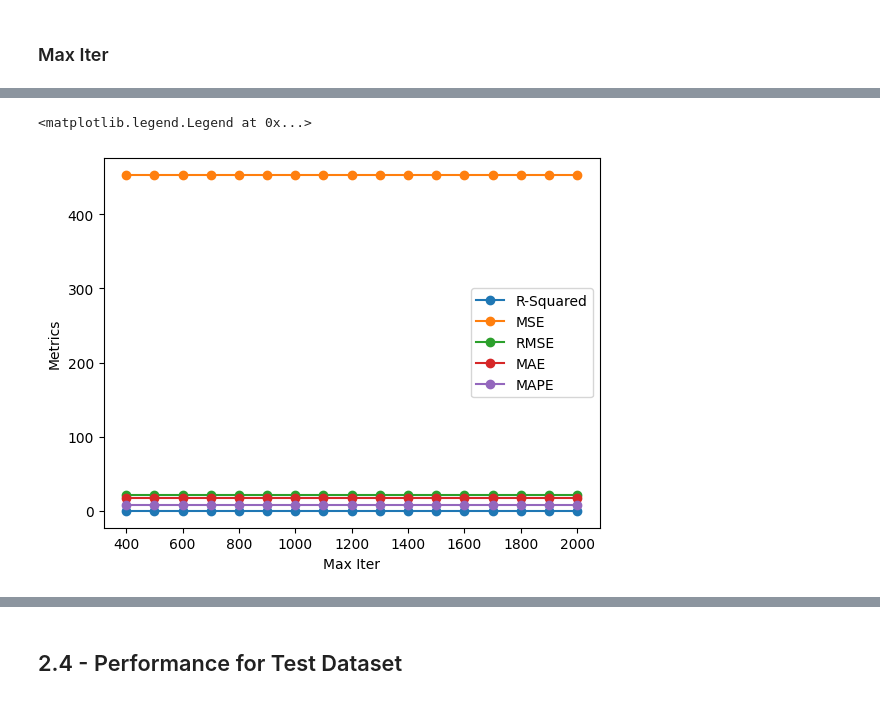
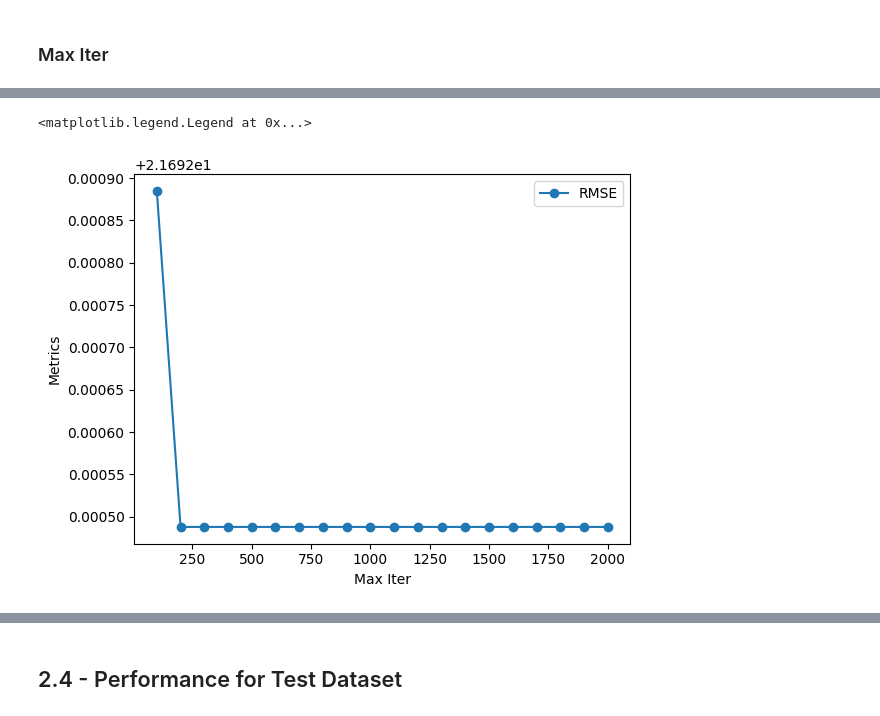
Before and after one commit to eliasbatistasouza/ml_essay, a Jupyter notebook: Regression/Polynomial_Regression_ElasticNet.ipynb, the cells around one changed output, grey strips where cells are left out. Cells and saved outputs as stored; diff of their text form; code cells hidden in the pictures.

```diff
--- a/Regression/Polynomial_Regression_ElasticNet.ipynb
+++ b/Regression/Polynomial_Regression_ElasticNet.ipynb
@@ -196,7 +188,7 @@ for i in alpha:
     # Performance Metrics
     r2 = mt.r2_score(y_val, y_pred)
     mse = mt.mean_squared_error(y_val, y_pred)
-    rmse = root_mean_squared_error(y_val, y_pred)
+    rmse = mt.mean_squared_error(y_val, y_pred, squared=False)
     mae = mt.mean_absolute_error(y_val, y_pred)
     mape = mt.mean_absolute_percentage_error(y_val, y_pred)
 
@@ -205,3 +197,5 @@ for i in alpha:
     rmse_list.append(rmse)
     mae_list.append(mae)
     mape_list.append(mape)
+
+    print(f"Alpha: {i}, RMSE: {rmse}")
@@ -235,12 +243,12 @@ mape_list = []
 # %%
 for i in l1_ratio:
     # Define polynomial model
-    poly = PolynomialFeatures(degree=best_degree)
+    poly = PolynomialFeatures(degree=3)
     X_poly_train = poly.fit_transform(X_train)
     X_poly_val = poly.fit_transform(X_val)
 
     # Train and Fit Model
-    poly_elastic_net = ElasticNet(random_state=42, alpha=best_alpha, l1_ratio=i)
+    poly_elastic_net = ElasticNet(random_state=42, l1_ratio=i)
     poly_elastic_net.fit(X_poly_train, y_train)
 
     # Predict
@@ -249,7 +257,7 @@ for i in l1_ratio:
     # Performance Metrics
     r2 = mt.r2_score(y_val, y_pred)
     mse = mt.mean_squared_error(y_val, y_pred)
-    rmse = root_mean_squared_error(y_val, y_pred)
+    rmse = mt.mean_squared_error(y_val, y_pred, squared=False)
     mae = mt.mean_absolute_error(y_val, y_pred)
     mape = mt.mean_absolute_percentage_error(y_val, y_pred)
 
@@ -258,3 +266,5 @@ for i in l1_ratio:
     rmse_list.append(rmse)
     mae_list.append(mae)
     mape_list.append(mape)
+
+    print(f"L1 Ratio: {i}, RMSE: {rmse}")
@@ -278,7 +296,7 @@ best_l1
 # %% [markdown]
 ### Max Iter
 # %%
-max_iter = np.arange(400, 2100, 100)
+max_iter = np.arange(100, 2100, 100)
 
 r2_list = []
 mse_list = []
@@ -293,9 +311,7 @@ for i in max_iter:
     X_poly_val = poly.fit_transform(X_val)
 
     # Train and Fit Model
-    poly_elastic_net = ElasticNet(
-        random_state=42, alpha=best_alpha, l1_ratio=best_l1, max_iter=i
-    )
+    poly_elastic_net = ElasticNet(random_state=42, max_iter=i)
     poly_elastic_net.fit(X_poly_train, y_train)
 
     # Predict
@@ -304,7 +320,7 @@ for i in max_iter:
     # Performance Metrics
     r2 = mt.r2_score(y_val, y_pred)
     mse = mt.mean_squared_error(y_val, y_pred)
-    rmse = root_mean_squared_error(y_val, y_pred)
+    rmse = mt.mean_squared_error(y_val, y_pred, squared=False)
     mae = mt.mean_absolute_error(y_val, y_pred)
     mape = mt.mean_absolute_percentage_error(y_val, y_pred)
 
@@ -313,3 +329,5 @@ for i in max_iter:
     rmse_list.append(rmse)
     mae_list.append(mae)
     mape_list.append(mape)
+
+    print(f"Max Iter: {i}, RMSE: {rmse}")
@@ -316,15 +355,11 @@ for i in max_iter:
 # %%
-plt.plot(max_iter, r2_list, marker="o", label="R-Squared")
-plt.plot(max_iter, mse_list, marker="o", label="MSE")
 plt.plot(max_iter, rmse_list, marker="o", label="RMSE")
-plt.plot(max_iter, mae_list, marker="o", label="MAE")
-plt.plot(max_iter, mape_list, marker="o", label="MAPE")
 plt.xlabel("Max Iter")
 plt.ylabel("Metrics")
 plt.legend()
 # %% [output]
 <matplotlib.legend.Legend at 0x...>
-[figure, old version]
+[figure, new version]
 # %%
 best_iter = max_iter[np.argmin(rmse_list)]
 best_iter
```
Also changed, not shown: parts of 16 cells of this notebook, 12 other files.
